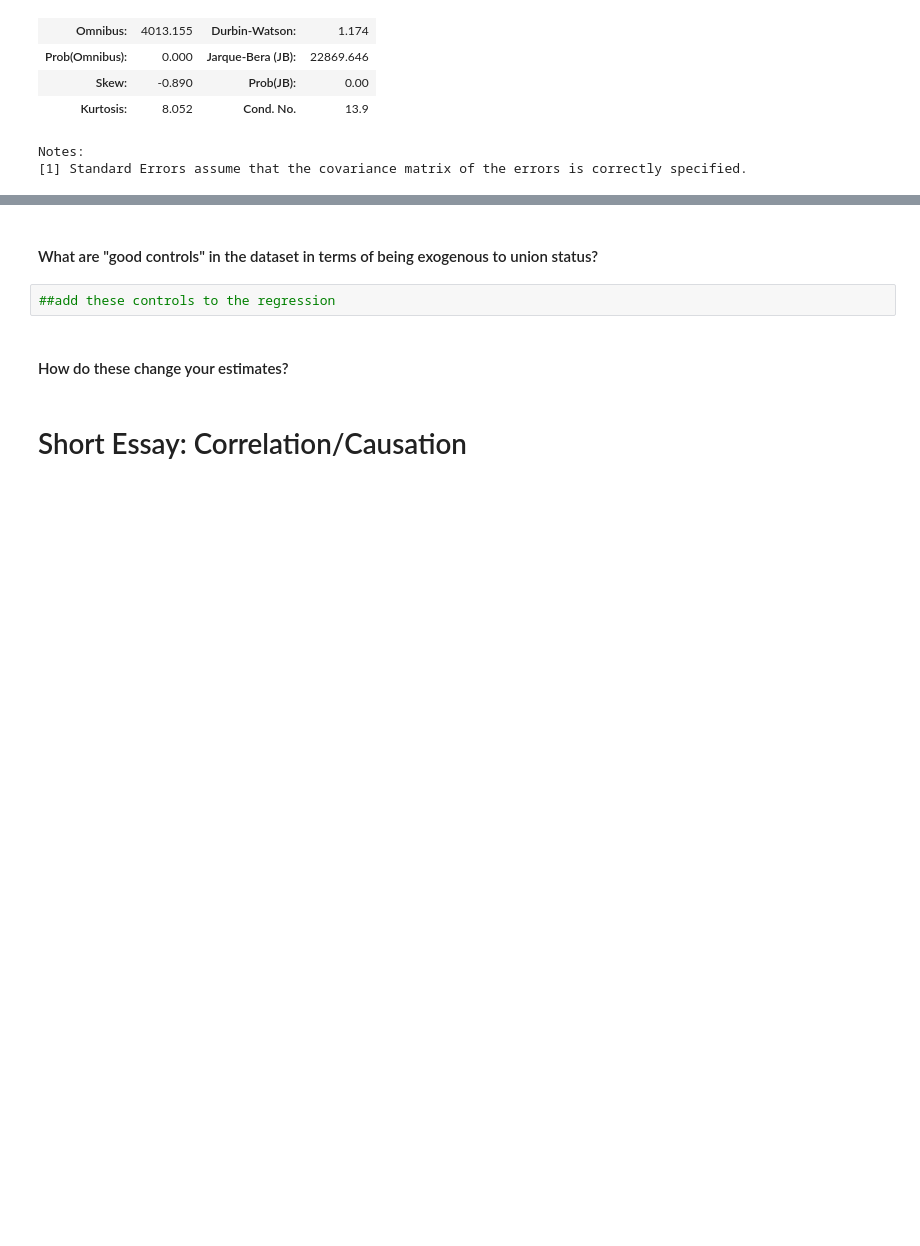
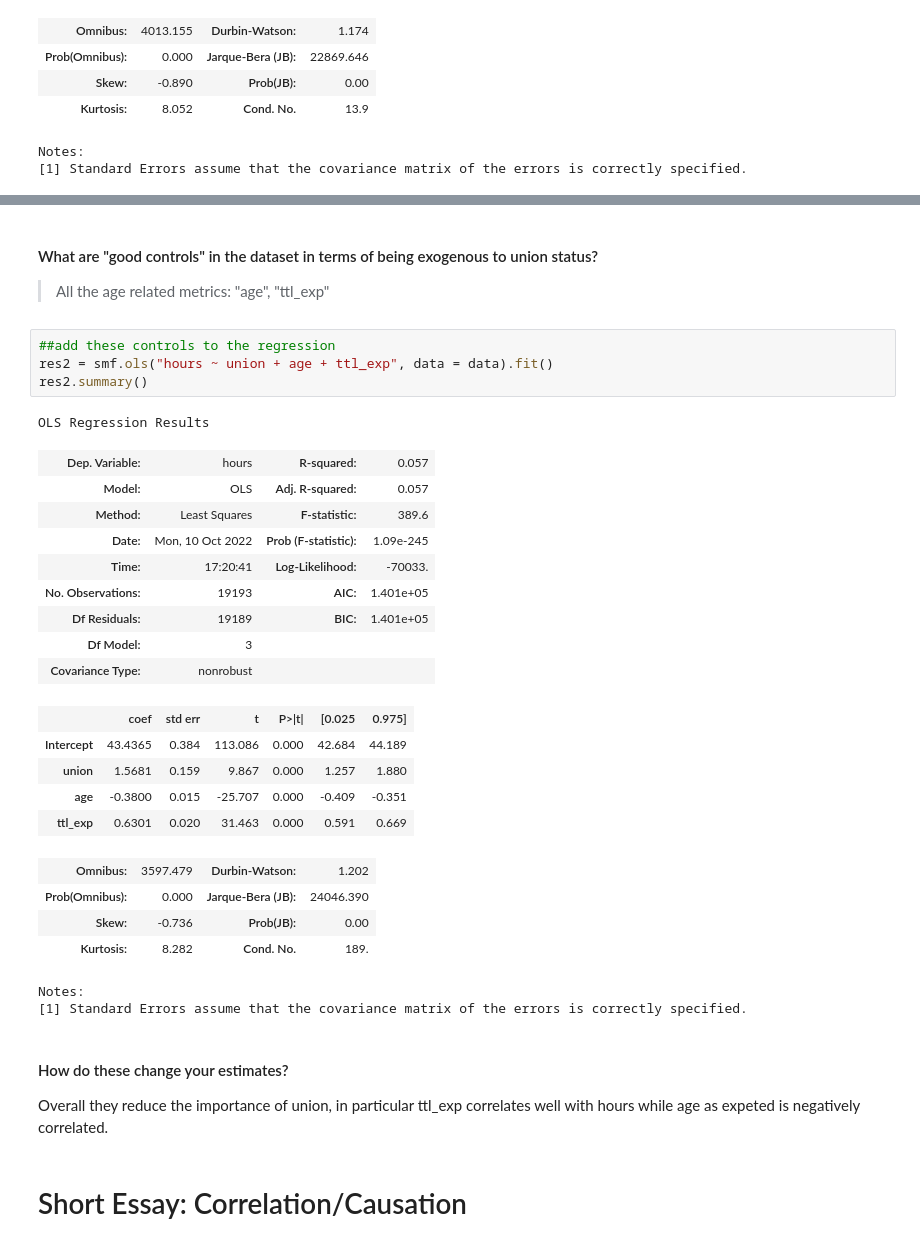
Before and after one commit to TheBlueHawk/BRJ, a Jupyter notebook: homeworks/HW02.ipynb, the cells around one changed output, grey strips where cells are left out. Saved outputs shown, nothing was run; the diff lists cells and outputs as text; blank space fills up the shorter version.

```diff
--- a/homeworks/HW02.ipynb
+++ b/homeworks/HW02.ipynb
@@ -216,9 +218,37 @@ Notes:
 # %% [markdown]
 #### What are "good controls" in the dataset in terms of being exogenous to union status?
+
+> All the age related metrics: "age", "ttl_exp"
 # %%
 ##add these controls to the regression
+res2 = smf.ols("hours ~ union + age + ttl_exp", data = data).fit()
+res2.summary()
+# %% [output]
+OLS Regression Results
+| Dep. Variable: | hours | R-squared: | 0.057 |
+| Model: | OLS | Adj. R-squared: | 0.057 |
+| Method: | Least Squares | F-statistic: | 389.6 |
+| Date: | Mon, 10 Oct 2022 | Prob (F-statistic): | 1.09e-245 |
+| Time: | 17:20:41 | Log-Likelihood: | -70033. |
+| No. Observations: | 19193 | AIC: | 1.401e+05 |
+| Df Residuals: | 19189 | BIC: | 1.401e+05 |
+| Df Model: | 3 |  |  |
+| Covariance Type: | nonrobust |  |  |
+|  | coef | std err | t | P>|t| | [0.025 | 0.975] |
+| Intercept | 43.4365 | 0.384 | 113.086 | 0.000 | 42.684 | 44.189 |
+| union | 1.5681 | 0.159 | 9.867 | 0.000 | 1.257 | 1.880 |
+| age | -0.3800 | 0.015 | -25.707 | 0.000 | -0.409 | -0.351 |
+| ttl_exp | 0.6301 | 0.020 | 31.463 | 0.000 | 0.591 | 0.669 |
+| Omnibus: | 3597.479 | Durbin-Watson: | 1.202 |
+| Prob(Omnibus): | 0.000 | Jarque-Bera (JB): | 24046.390 |
+| Skew: | -0.736 | Prob(JB): | 0.00 |
+| Kurtosis: | 8.282 | Cond. No. | 189. |
+Notes:
+[1] Standard Errors assume that the covariance matrix of the errors is correctly specified.
-# %% [markdown]
-#### How do these change your estimates?
+# %% [markdown]
+#### How do these change your estimates?
+
+Overall they reduce the importance of union, in particular ttl_exp correlates well with hours while age as expeted is negatively correlated.
 # %% [markdown]
 # Short Essay: Correlation/Causation
 # %% [markdown]
```
Also changed, not shown: parts of 7 cells of this notebook.
